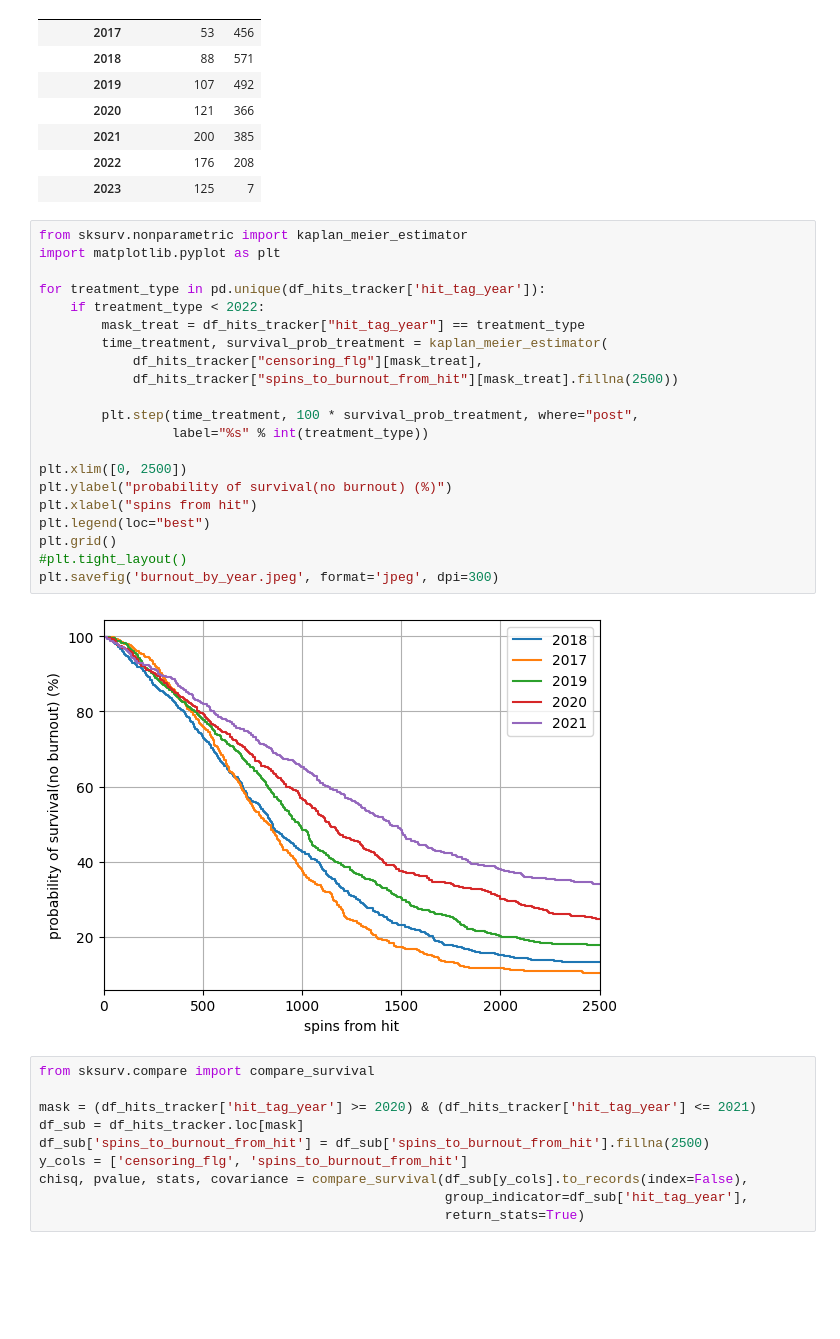
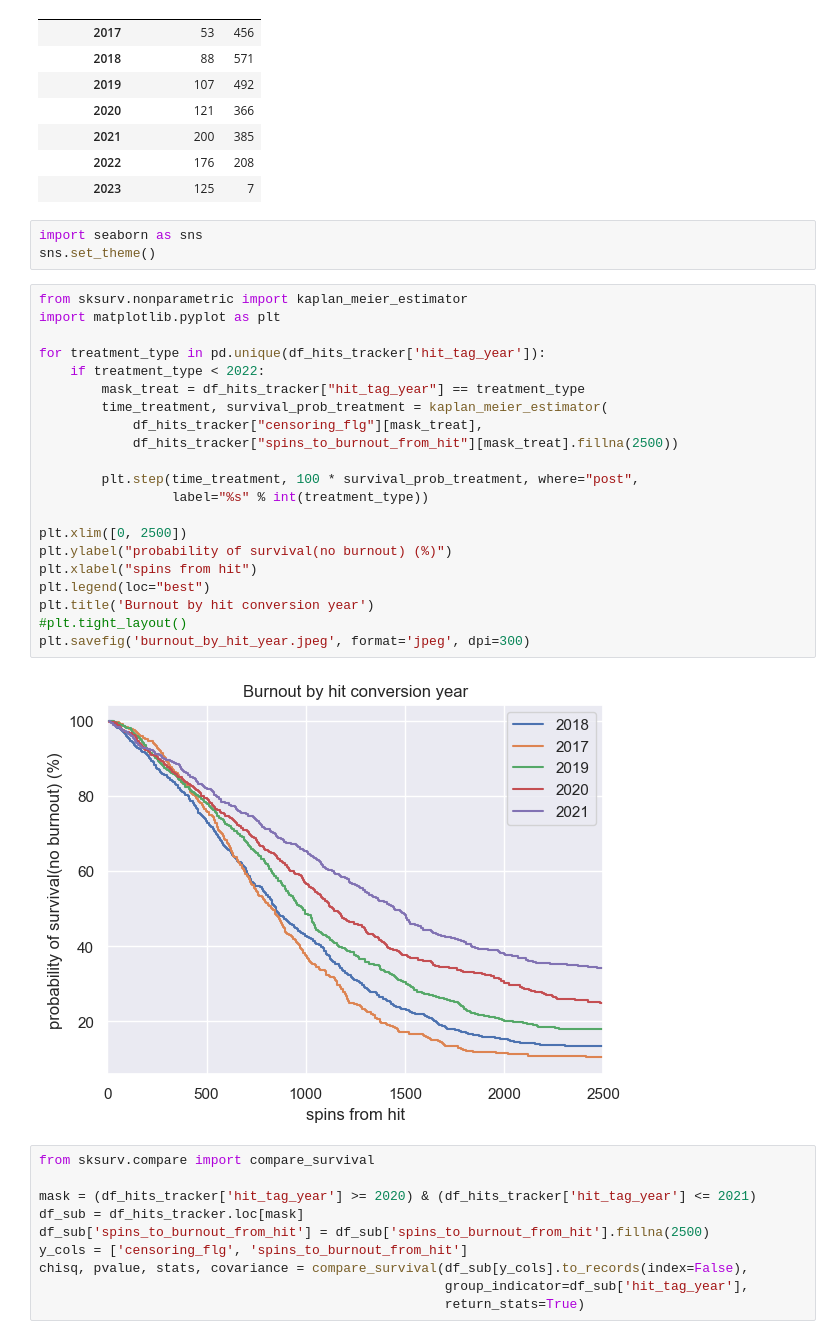
Before and after one commit to gjampanih/adds-early-burnout-warning-model, a Jupyter notebook: notebooks/ebw_h1_poc_classfn.ipynb, the cells around one changed output. Cells and saved outputs as stored; diff of their text form; blank space fills up the shorter version.

```diff
--- a/notebooks/ebw_h1_poc_classfn.ipynb
+++ b/notebooks/ebw_h1_poc_classfn.ipynb
@@ -193,29 +193,32 @@ pd.DataFrame(
 | 2021 | 200 | 385 |
 | 2022 | 176 | 208 |
 | 2023 | 125 | 7 |
+# %%
+import seaborn as sns
+sns.set_theme()
 # %%
 from sksurv.nonparametric import kaplan_meier_estimator
 import matplotlib.pyplot as plt
 
 for treatment_type in pd.unique(df_hits_tracker['hit_tag_year']):
     if treatment_type < 2022:
         mask_treat = df_hits_tracker["hit_tag_year"] == treatment_type
         time_treatment, survival_prob_treatment = kaplan_meier_estimator(
             df_hits_tracker["censoring_flg"][mask_treat],
             df_hits_tracker["spins_to_burnout_from_hit"][mask_treat].fillna(2500))
 
         plt.step(time_treatment, 100 * survival_prob_treatment, where="post",
                  label="%s" % int(treatment_type))
 
 plt.xlim([0, 2500])
 plt.ylabel("probability of survival(no burnout) (%)")
 plt.xlabel("spins from hit")
 plt.legend(loc="best")
-plt.grid()
+plt.title('Burnout by hit conversion year')
 #plt.tight_layout()
-plt.savefig('burnout_by_year.jpeg', format='jpeg', dpi=300)
+plt.savefig('burnout_by_hit_year.jpeg', format='jpeg', dpi=300)
 # %% [output]
-[figure, old version]
+[figure, new version]
 # %%
 from sksurv.compare import compare_survival
 
```
Also changed, not shown: parts of 2 cells of this notebook, 8 other files.
